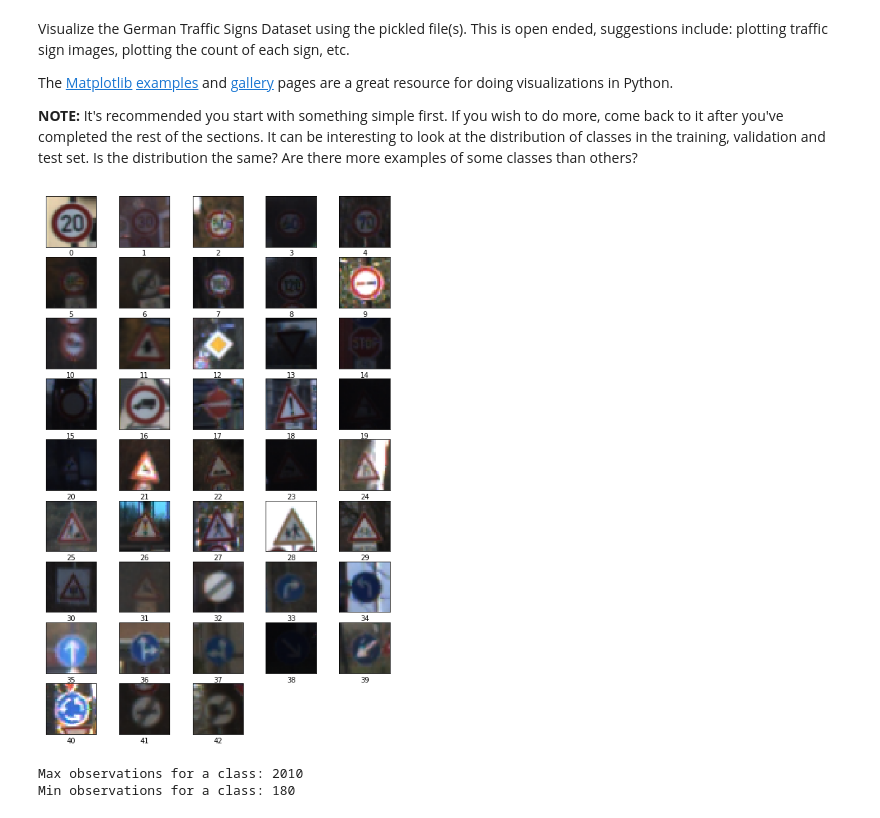
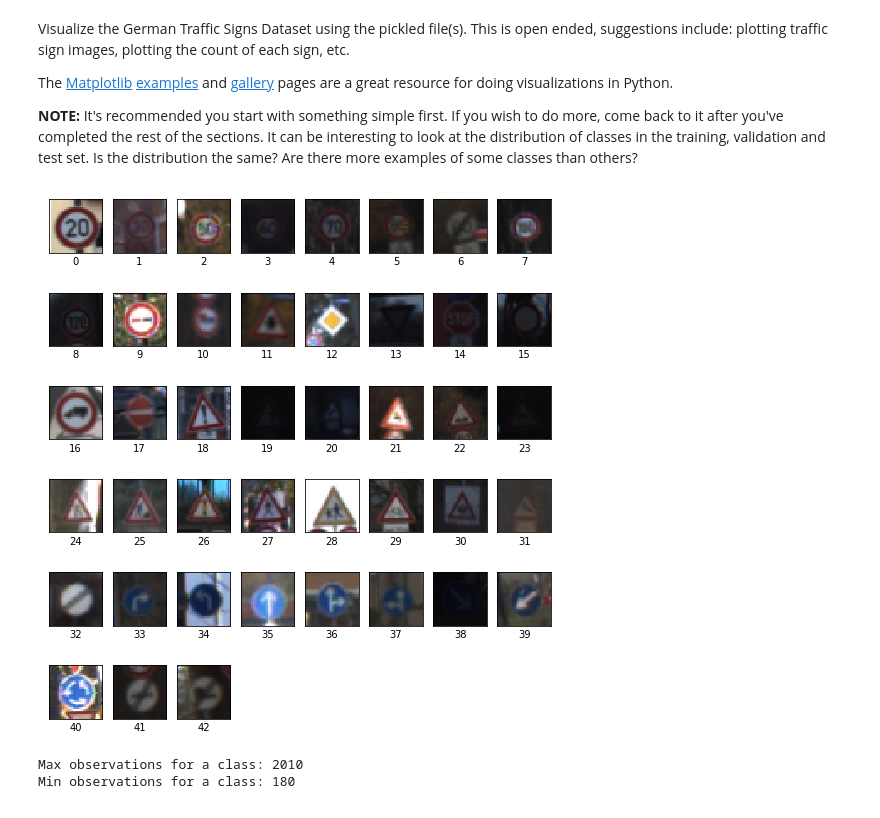
Before and after one commit to nav13n/carnd, a Jupyter notebook: CarND-Traffic-Sign-Classifier-Project/Traffic_Sign_Classifier.ipynb, the cells around one changed output. Saved outputs shown, nothing was run; the diff lists cells and outputs as text; code cells hidden in the pictures.

```diff
--- a/CarND-Traffic-Sign-Classifier-Project/Traffic_Sign_Classifier.ipynb
+++ b/CarND-Traffic-Sign-Classifier-Project/Traffic_Sign_Classifier.ipynb
@@ -109,23 +109,23 @@ import matplotlib.pyplot as plt
 # %%
 # Display one image sample of each class
 def display_unique_image_samples(X, y):
     labels = set(y)
     i=0
-    fig = plt.figure(figsize=(9, 14))
+    fig = plt.figure(figsize=(9, 10))
     for label in labels:
         idx = np.nonzero((y) == label)[0][0]
         image = X[idx].squeeze()
-        axis = fig.add_subplot(9,5,i+1)
+        axis = fig.add_subplot(6,8,i+1)
         axis.set_xlabel(label)
         plt.xticks(np.array([]))
         plt.yticks(np.array([]))
         axis.imshow(image)
         i+=1
     plt.show()
 
 display_unique_image_samples(X_train, y_train)
 # %% [output]
-[figure, old version]
+[figure, new version]
 # %%
 # Display the distribution/spread of classes over the training set
 def display_observation_spread_per_class(y):
```
Also changed, not shown: parts of 11 cells of this notebook.
